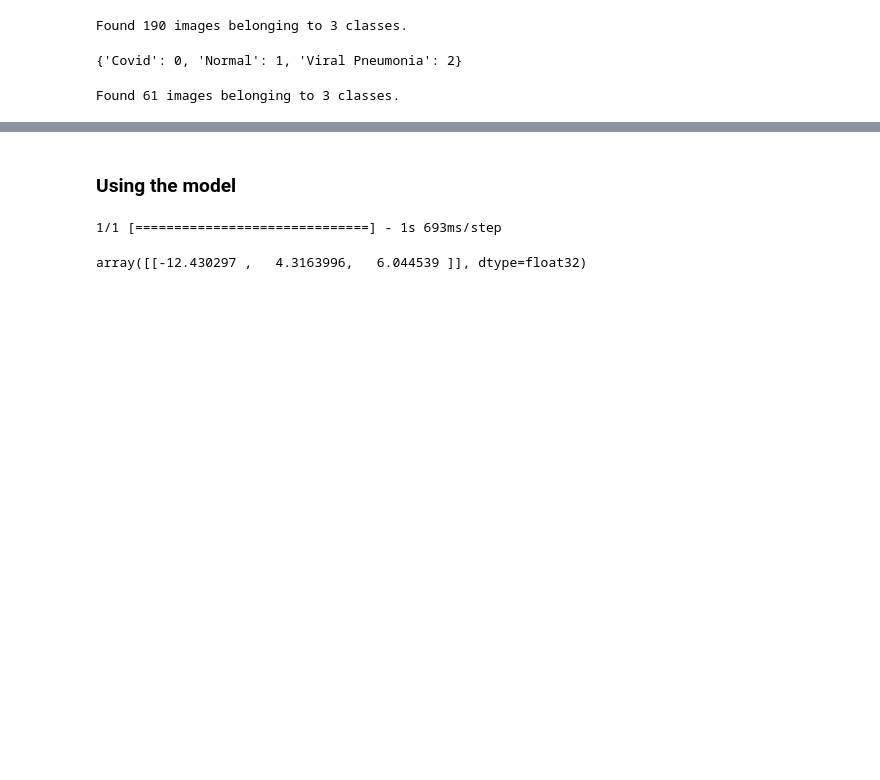
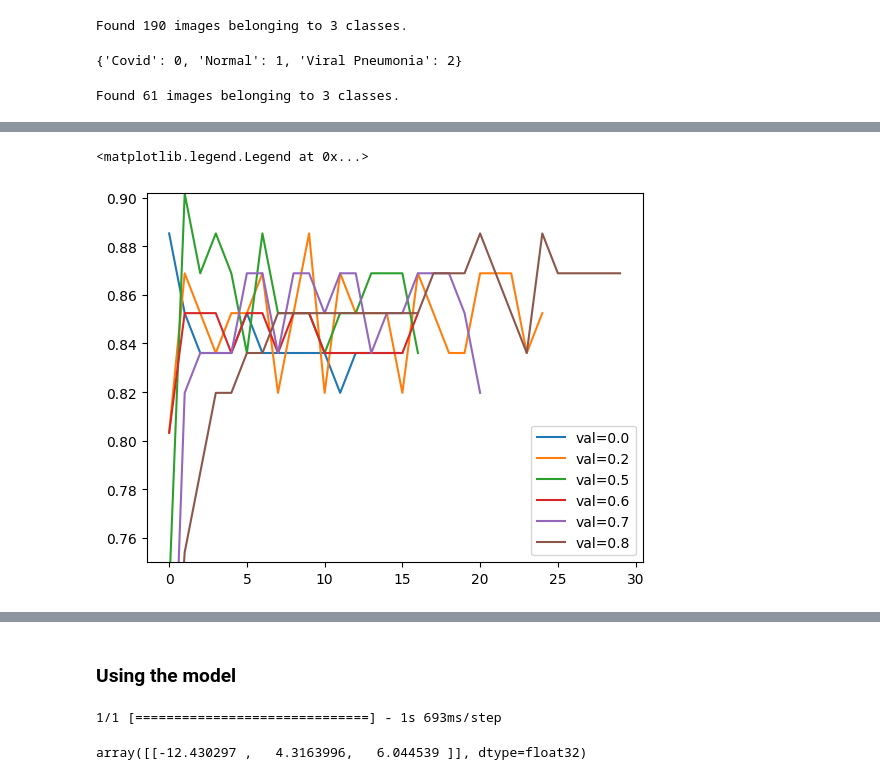
Before and after one commit to marcelonieva7/Chest_X-rays_classification, a Jupyter notebook: notebook.ipynb, the cells around one changed output, grey strips where cells are left out. Drawn from its saved outputs; the diff is of its cells as text; code cells hidden in the pictures; blank space fills up the shorter version.

```diff
--- a/notebook.ipynb
+++ b/notebook.ipynb
@@ -307,0 +355,25 @@ KeyboardInterrupt:
+# %%
+es = EarlyStopping(monitor='val_accuracy', mode='max', min_delta=0.01, verbose=1, patience=15)
+# %%
+checkpoint = ModelCheckpoint(
+  'models/xception_v3_ep:{epoch:02d}_val:{val_accuracy:.3f}.h5',
+  save_best_only=True,
+  monitor='val_accuracy',
+  mode='max'
+)
+# %%
+scores = {}
+
+for droprate in [0.0, 0.2, 0.5, 0.6, 0.7, 0.8]:
+  print(droprate)
+
+  model = make_model(input_size=INP_SIZE, inner=True, inner_size=SIZE, learning_rate=LEARNING_R, droprate=droprate)
+  history = model.fit(
+    train_ds,
+    epochs=30,
+    validation_data=val_ds,
+    callbacks=[checkpoint, es]
+  )
+  scores[droprate] = history.history
+
+  print('\n\n')
@@ -307,0 +400,9 @@ KeyboardInterrupt:
+# %%
+for droprate, hist in scores.items():
+  plt.plot(hist['val_accuracy'], label=('val=%s' % droprate))
+
+plt.ylim(0.75, 0.902)
+plt.legend()
+# %% [output]
+<matplotlib.legend.Legend at 0x...>
+[figure, added]
```
Also changed, not shown: parts of 33 cells of this notebook, 1 other file.
